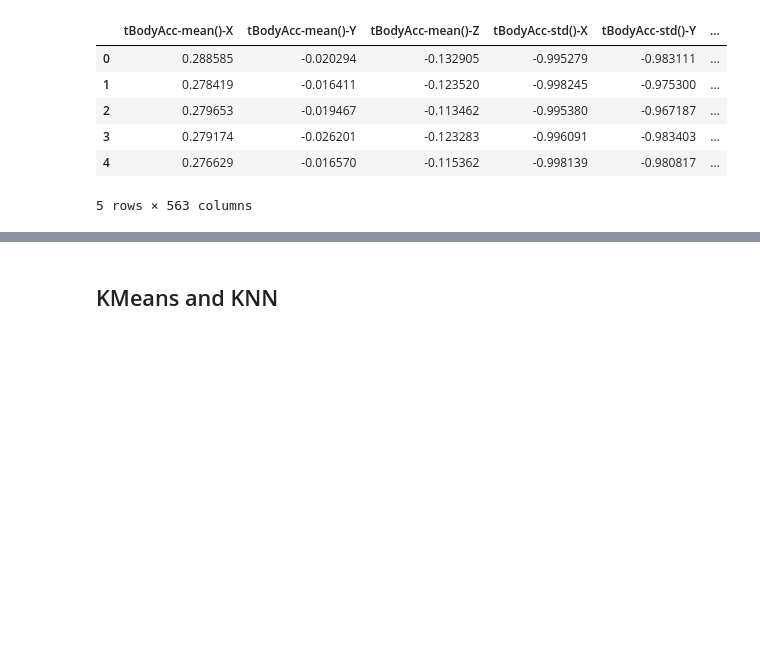
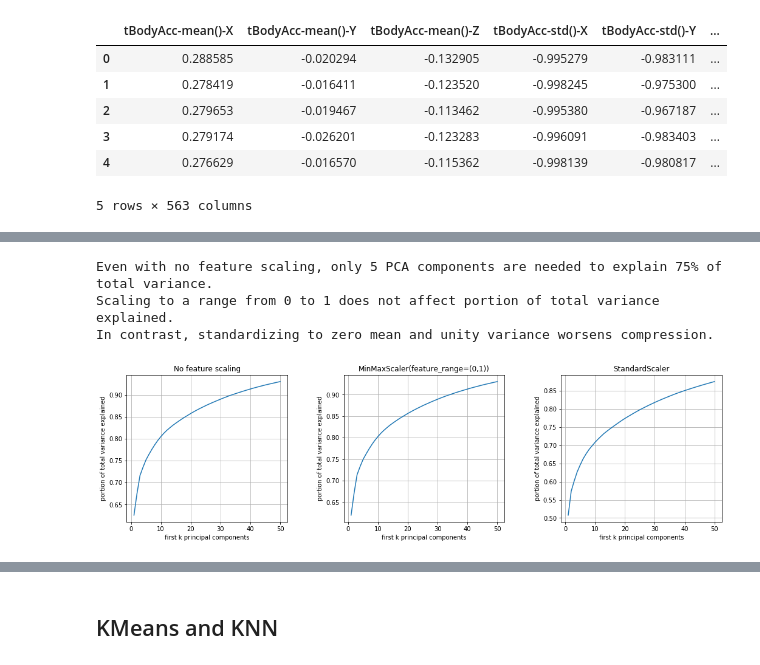
Before and after one commit to aelane/FitnessTracking, a Jupyter notebook: notebooks/Final Project Notebook.ipynb, the cells around one changed output, grey strips where cells are left out. Saved outputs shown, nothing was run; the diff lists cells and outputs as text; code cells hidden in the pictures; blank space fills up the shorter version.

```diff
--- a/notebooks/Final Project Notebook.ipynb
+++ b/notebooks/Final Project Notebook.ipynb
@@ -127,0 +299,59 @@ test_data = df_rtest[feature_columns].values
+# %%
+def first_k(k_range, pca):
+    first_k = []
+    for k in k_range:
+        if k == 1:
+            first_k.extend([pca.explained_variance_ratio_[k-1]])
+        else:
+            first_k.extend(first_k[k-2]+[pca.explained_variance_ratio_[k-1]])
+    return first_k
+
+exclude = ['Activity', 'subject']
+k_range = list(range(1,51))
+
+plt.figure(num=None, figsize=(16,4))
+
+rtrain_ns = df_rtrain.loc[:, df_rtrain.columns.difference(exclude)]
+pca_ns = PCA(n_components=len(k_range))
+pca_ns.fit(rtrain_ns)
+plt.subplot(1,3,1)
+plt.plot(k_range, first_k(k_range,pca_ns), label=df_rtrain['Activity'])
+plt.title('No feature scaling')
+plt.xlabel('first k principal components')
+plt.ylabel('portion of total variance explained')
+plt.grid(True)
+
+rtrain_mms = df_rtrain.loc[:, df_rtrain.columns.difference(exclude)]
+mm_scaler = preprocessing.MinMaxScaler(feature_range=(0,1))
+rtrain_mms = mm_scaler.fit_transform(rtrain_mms)
+pca_mms = PCA(n_components=len(k_range))
+pca_mms.fit(rtrain_mms)
+plt.subplot(1,3,2)
+plt.plot(k_range, first_k(k_range,pca_mms), label=df_rtrain['Activity'])
+plt.title('MinMaxScaler(feature_range=(0,1))')
+plt.xlabel('first k principal components')
+plt.ylabel('portion of total variance explained')
+plt.grid(True)
+
+rtrain_sts = df_rtrain.loc[:, df_rtrain.columns.difference(exclude)]
+st_scaler = preprocessing.StandardScaler()
+rtrain_sts = st_scaler.fit_transform(rtrain_sts)
+pca_sts = PCA(n_components=len(k_range))
+pca_sts.fit(rtrain_sts)
+plt.subplot(1,3,3)
+plt.plot(k_range, first_k(k_range,pca_sts), label=df_rtrain['Activity'])
+plt.title('StandardScaler')
+plt.xlabel('first k principal components')
+plt.ylabel('portion of total variance explained')
+plt.grid(True)
+
+plt.subplots_adjust(top=0.92, bottom=0.08, left=0.10, right=0.95, hspace=0.25, wspace=0.35)
+print("Even with no feature scaling, only 5 PCA components are needed to explain 75% of total variance.")
+print("Scaling to a range from 0 to 1 does not affect portion of total variance explained.")
+print("In contrast, standardizing to zero mean and unity variance worsens compression.")
+plt.show()
+# %% [output]
+Even with no feature scaling, only 5 PCA components are needed to explain 75% of total variance.
+Scaling to a range from 0 to 1 does not affect portion of total variance explained.
+In contrast, standardizing to zero mean and unity variance worsens compression.
+[figure, added]
```
Also changed, not shown: parts of 25 cells of this notebook.
